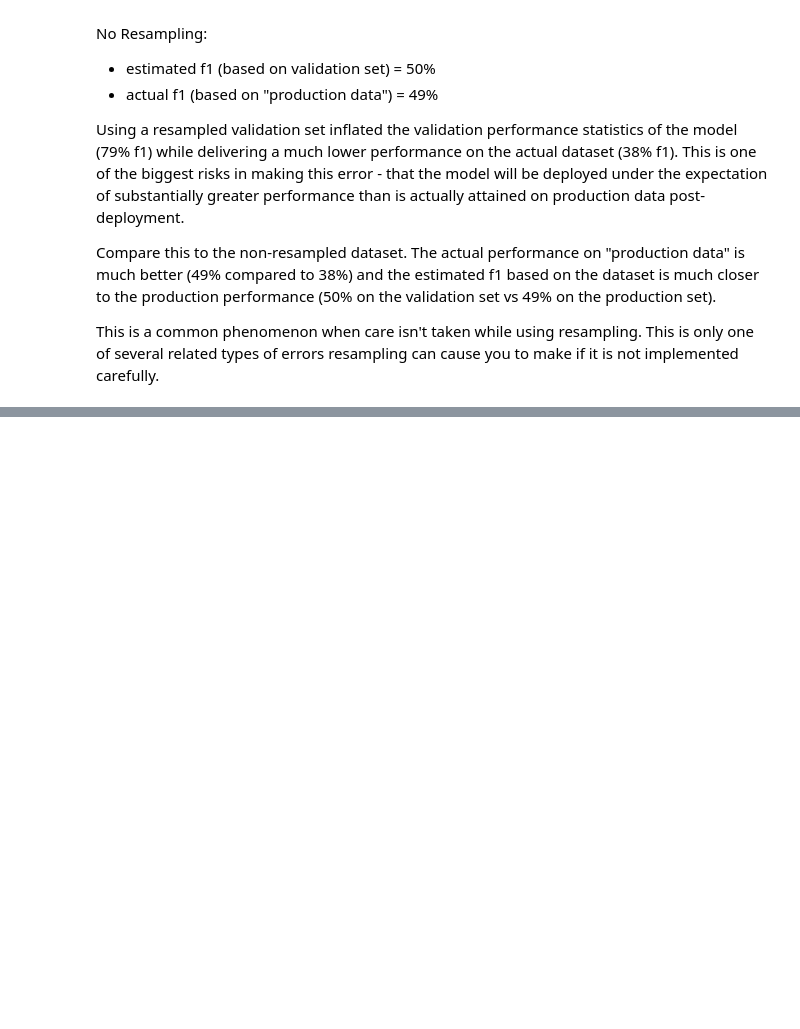
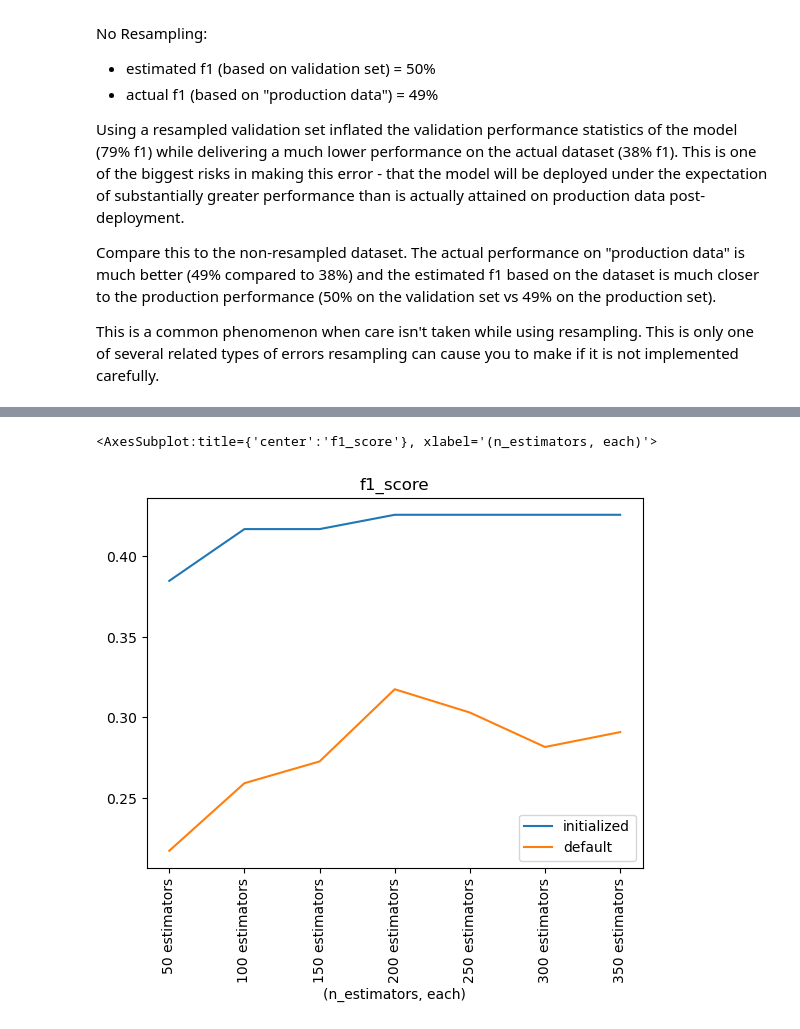
Before and after one commit to PilCAki/imbalanced-dataset-common-errors, a Jupyter notebook: Imbalanced Dataset Examples.ipynb, the cells around one changed output, grey strips where cells are left out. Drawn from its saved outputs; the diff is of its cells as text; code cells hidden in the pictures; blank space fills up the shorter version.

```diff
--- a/Imbalanced Dataset Examples.ipynb
+++ b/Imbalanced Dataset Examples.ipynb
@@ -288,0 +401,5 @@ Let's explore my favorite example of algorithm defaults which result in worse pe
+# %%
+results_df['f1_score'].plot(rot=90, title='f1_score')
+# %% [output]
+<AxesSubplot:title={'center':'f1_score'}, xlabel='(n_estimators, each)'>
+[figure, added]
```
Also changed, not shown: parts of 15 cells of this notebook.
